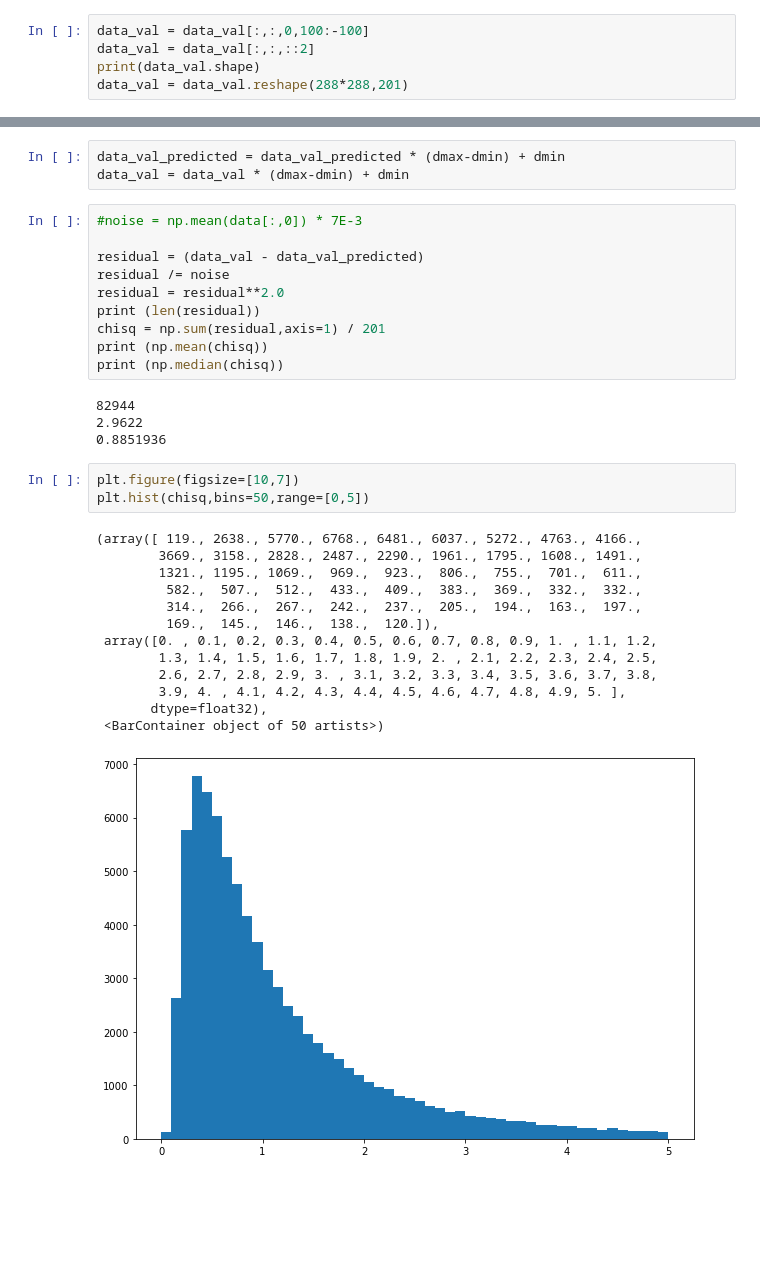
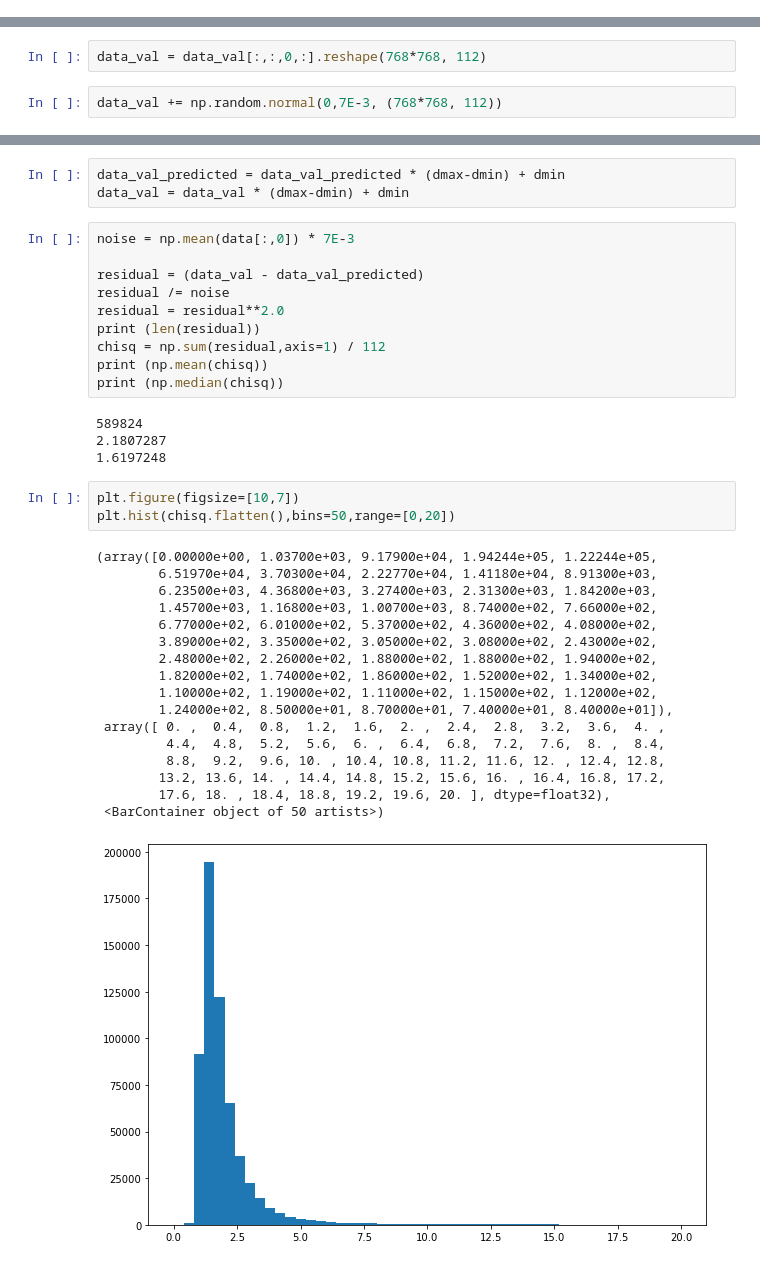
Before and after one commit to ivanzmilic/spectrum_ae, a Jupyter notebook: simple_ae_gpu.ipynb, the cells around one changed output, grey strips where cells are left out. Saved outputs shown, nothing was run; the diff lists cells and outputs as text; blank space fills up the shorter version.

```diff
--- a/simple_ae_gpu.ipynb
+++ b/simple_ae_gpu.ipynb
@@ -303,5 +398,0 @@ data_val = fits.open("C:/Data/6300_compression_training/andres_models_synth.fits
-# %%
-data_val = data_val[:,:,0,100:-100]
-data_val = data_val[:,:,::2]
-print(data_val.shape)
-data_val = data_val.reshape(288*288,201)
@@ -310,3 +399,7 @@ data_val = data_val.reshape(288*288,201)
+# %%
+data_val = data_val[:,:,0,:].reshape(768*768, 112)
+# %%
+data_val += np.random.normal(0,7E-3, (768*768, 112))
 # %%
 data_val = (data_val - dmin) / (dmax-dmin)
 # %%
@@ -320,36 +413,40 @@ data_val = data_val.detach().numpy()
 data_val_predicted = data_val_predicted * (dmax-dmin) + dmin
 data_val = data_val * (dmax-dmin) + dmin
 # %%
-#noise = np.mean(data[:,0]) * 7E-3
+noise = np.mean(data[:,0]) * 7E-3
 
 residual = (data_val - data_val_predicted)
 residual /= noise
 residual = residual**2.0
 print (len(residual))
-chisq = np.sum(residual,axis=1) / 201
+chisq = np.sum(residual,axis=1) / 112
 print (np.mean(chisq))
 print (np.median(chisq))
 # %% [output]
-82944
-2.9622
-0.8851936
+589824
+2.1807287
+1.6197248
 # %%
 plt.figure(figsize=[10,7])
-plt.hist(chisq,bins=50,range=[0,5])
+plt.hist(chisq.flatten(),bins=50,range=[0,20])
 # %% [output]
-(array([ 119., 2638., 5770., 6768., 6481., 6037., 5272., 4763., 4166.,
-        3669., 3158., 2828., 2487., 2290., 1961., 1795., 1608., 1491.,
-        1321., 1195., 1069.,  969.,  923.,  806.,  755.,  701.,  611.,
-         582.,  507.,  512.,  433.,  409.,  383.,  369.,  332.,  332.,
-         314.,  266.,  267.,  242.,  237.,  205.,  194.,  163.,  197.,
-         169.,  145.,  146.,  138.,  120.]),
- array([0. , 0.1, 0.2, 0.3, 0.4, 0.5, 0.6, 0.7, 0.8, 0.9, 1. , 1.1, 1.2,
-        1.3, 1.4, 1.5, 1.6, 1.7, 1.8, 1.9, 2. , 2.1, 2.2, 2.3, 2.4, 2.5,
-        2.6, 2.7, 2.8, 2.9, 3. , 3.1, 3.2, 3.3, 3.4, 3.5, 3.6, 3.7, 3.8,
-        3.9, 4. , 4.1, 4.2, 4.3, 4.4, 4.5, 4.6, 4.7, 4.8, 4.9, 5. ],
-       dtype=float32),
+(array([0.00000e+00, 1.03700e+03, 9.17900e+04, 1.94244e+05, 1.22244e+05,
+        6.51970e+04, 3.70300e+04, 2.22770e+04, 1.41180e+04, 8.91300e+03,
+        6.23500e+03, 4.36800e+03, 3.27400e+03, 2.31300e+03, 1.84200e+03,
+        1.45700e+03, 1.16800e+03, 1.00700e+03, 8.74000e+02, 7.66000e+02,
+        6.77000e+02, 6.01000e+02, 5.37000e+02, 4.36000e+02, 4.08000e+02,
+        3.89000e+02, 3.35000e+02, 3.05000e+02, 3.08000e+02, 2.43000e+02,
+        2.48000e+02, 2.26000e+02, 1.88000e+02, 1.88000e+02, 1.94000e+02,
+        1.82000e+02, 1.74000e+02, 1.86000e+02, 1.52000e+02, 1.34000e+02,
+        1.10000e+02, 1.19000e+02, 1.11000e+02, 1.15000e+02, 1.12000e+02,
+        1.24000e+02, 8.50000e+01, 8.70000e+01, 7.40000e+01, 8.40000e+01]),
+ array([ 0. ,  0.4,  0.8,  1.2,  1.6,  2. ,  2.4,  2.8,  3.2,  3.6,  4. ,
+         4.4,  4.8,  5.2,  5.6,  6. ,  6.4,  6.8,  7.2,  7.6,  8. ,  8.4,
+         8.8,  9.2,  9.6, 10. , 10.4, 10.8, 11.2, 11.6, 12. , 12.4, 12.8,
+        13.2, 13.6, 14. , 14.4, 14.8, 15.2, 15.6, 16. , 16.4, 16.8, 17.2,
+        17.6, 18. , 18.4, 18.8, 19.2, 19.6, 20. ], dtype=float32),
  <BarContainer object of 50 artists>)
-[figure, old version]
+[figure, new version]
 # %%
 # Example plots
 
```
Also changed, not shown: parts of 76 cells of this notebook, 4 other files.
